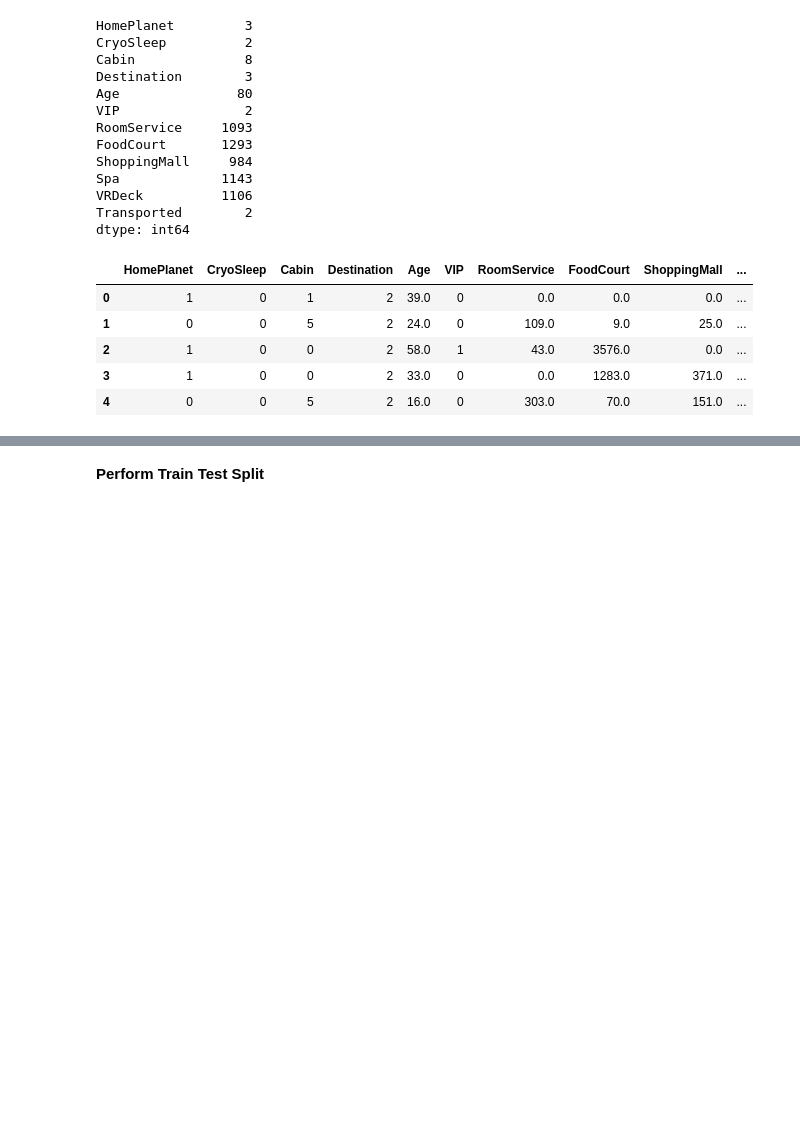
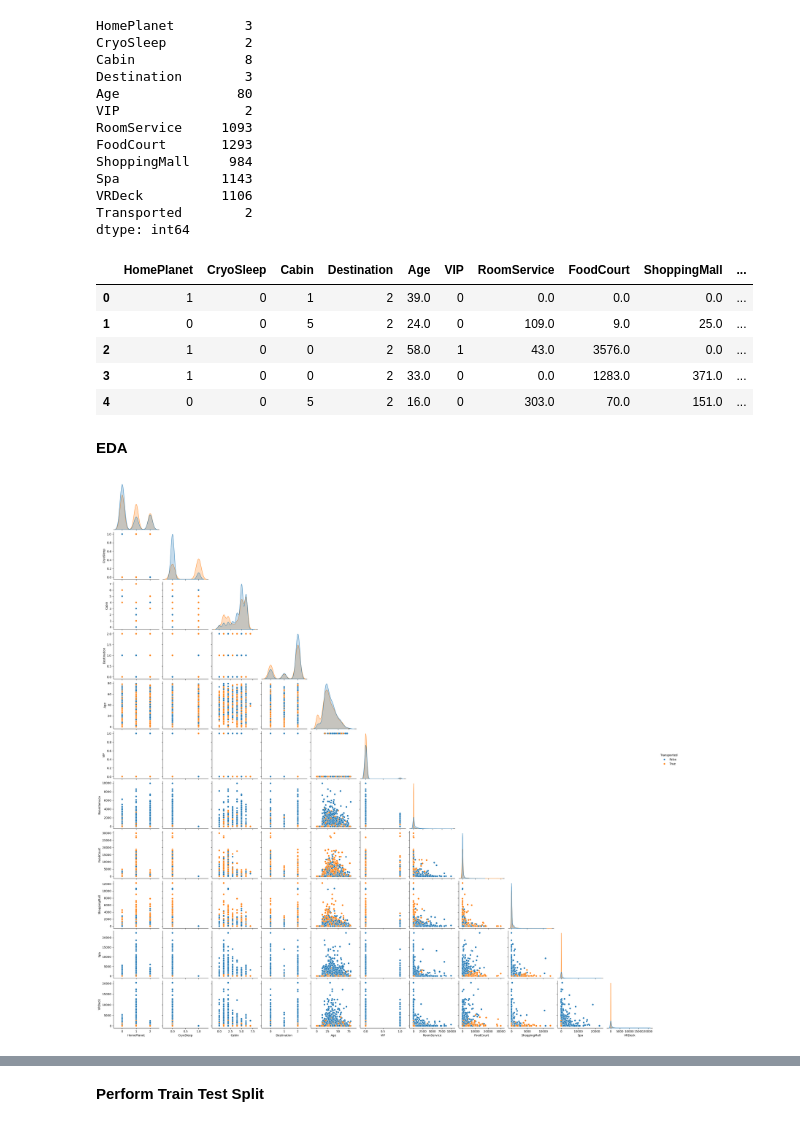
Before and after one commit to data-bootcamp-v4/lab-feature-engineering, a Jupyter notebook: lab-feature_eng.ipynb, the cells around one changed output, grey strips where cells are left out. Drawn from its saved outputs; the diff is of its cells as text; code cells hidden in the pictures; blank space fills up the shorter version.

```diff
--- a/lab-feature_eng.ipynb
+++ b/lab-feature_eng.ipynb
@@ -167,3 +167,10 @@ spaceship.head()
 | 2 | 1 | 0 | 0 | 2 | 58.0 | 1 | 43.0 | 3576.0 | 0.0 | ... |
 | 3 | 1 | 0 | 0 | 2 | 33.0 | 0 | 0.0 | 1283.0 | 371.0 | ... |
 | 4 | 0 | 0 | 5 | 2 | 16.0 | 0 | 303.0 | 70.0 | 151.0 | ... |
+# %% [markdown]
+**EDA**
+# %%
+sns.pairplot(spaceship, hue='Transported', corner=True)
+plt.show()
+# %% [output]
+[figure, added]
```
Also changed, not shown: parts of 1 cell of this notebook.
